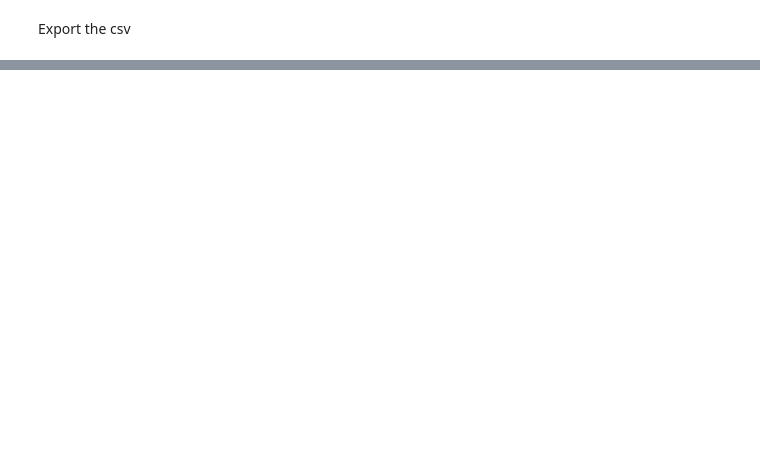
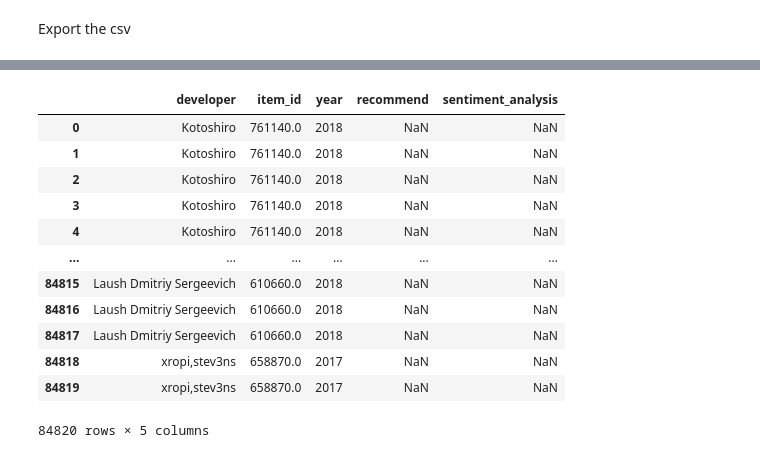
Before and after one commit to pablorobba/Proyecto_Individual_STEAM, a Jupyter notebook: Feature_ Engineering.ipynb, the cells around one changed output, grey strips where cells are left out. Drawn from its saved outputs; the diff is of its cells as text; code cells hidden in the pictures; blank space fills up the shorter version.

```diff
--- a/Feature_ Engineering.ipynb
+++ b/Feature_ Engineering.ipynb
@@ -527,0 +587,5 @@ UserForGenre.csv was saved
+# %%
+developer = df_games[["developer","id","release_date"]]
+developer =developer.rename(columns={'id':'item_id'})
+developer['year'] = developer['release_date'].str.extract(r'(\d{4})')
+developer.drop(columns=['release_date'], inplace=True)
@@ -527,0 +611,5 @@ UserForGenre.csv was saved
+# %%
+mask = developer.developer != "No data"
+developer = developer[mask]
+# %%
+review = df_reviews[["item_id","recommend","sentiment_analysis"]]
@@ -527,0 +625,18 @@ UserForGenre.csv was saved
+# %%
+df_fourth_query = developer.merge(review, on = "item_id", how = "left")
+# %%
+df_fourth_query
+# %% [output]
+|  | developer | item_id | year | recommend | sentiment_analysis |
+| 0 | Kotoshiro | 761140.0 | 2018 | NaN | NaN |
+| 1 | Kotoshiro | 761140.0 | 2018 | NaN | NaN |
+| 2 | Kotoshiro | 761140.0 | 2018 | NaN | NaN |
+| 3 | Kotoshiro | 761140.0 | 2018 | NaN | NaN |
+| 4 | Kotoshiro | 761140.0 | 2018 | NaN | NaN |
+| ... | ... | ... | ... | ... | ... |
+| 84815 | Laush Dmitriy Sergeevich | 610660.0 | 2018 | NaN | NaN |
+| 84816 | Laush Dmitriy Sergeevich | 610660.0 | 2018 | NaN | NaN |
+| 84817 | Laush Dmitriy Sergeevich | 610660.0 | 2018 | NaN | NaN |
+| 84818 | xropi,stev3ns | 658870.0 | 2017 | NaN | NaN |
+| 84819 | xropi,stev3ns | 658870.0 | 2017 | NaN | NaN |
+84820 rows × 5 columns
```
Also changed, not shown: parts of 47 cells of this notebook, 6 other files.
